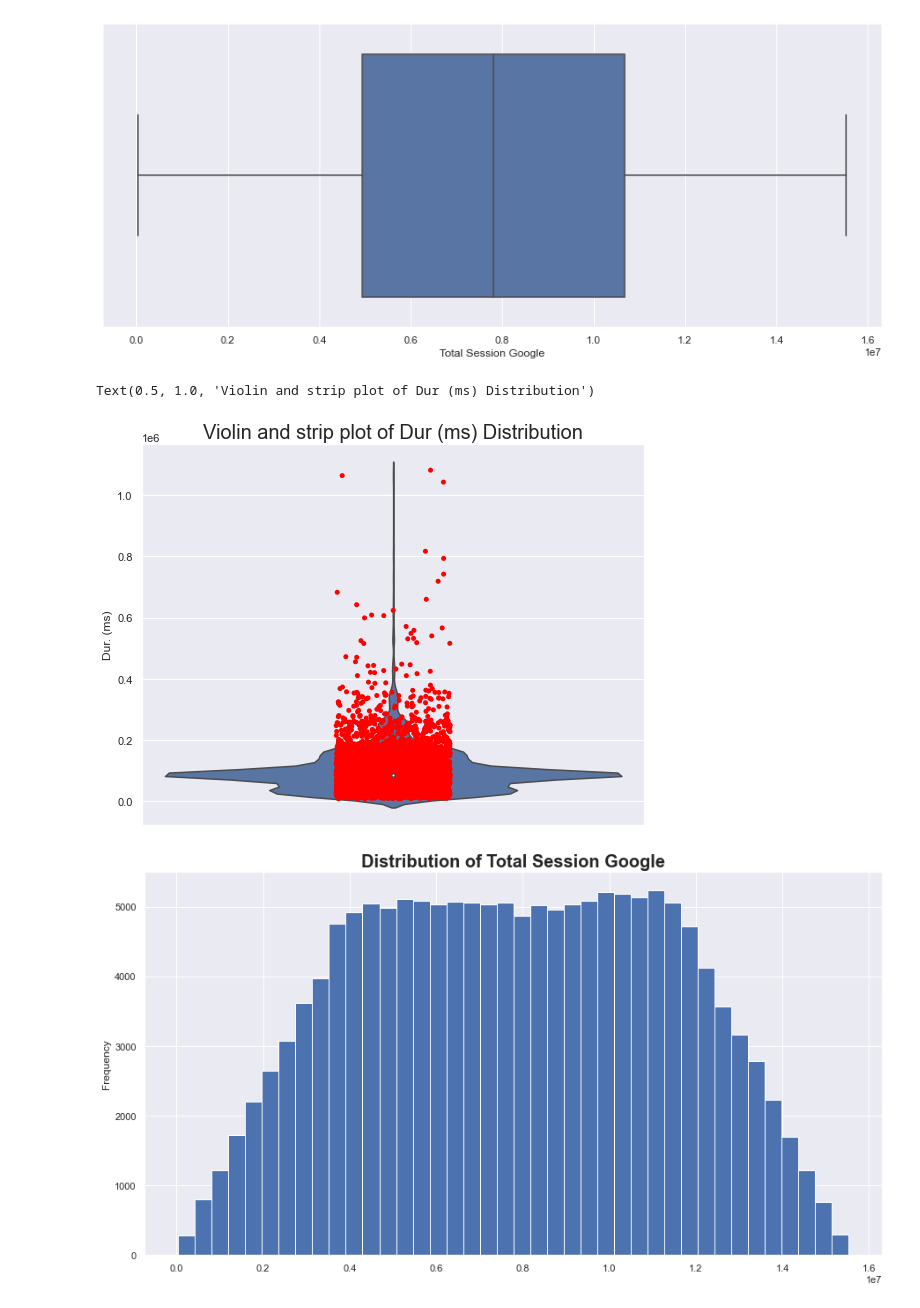
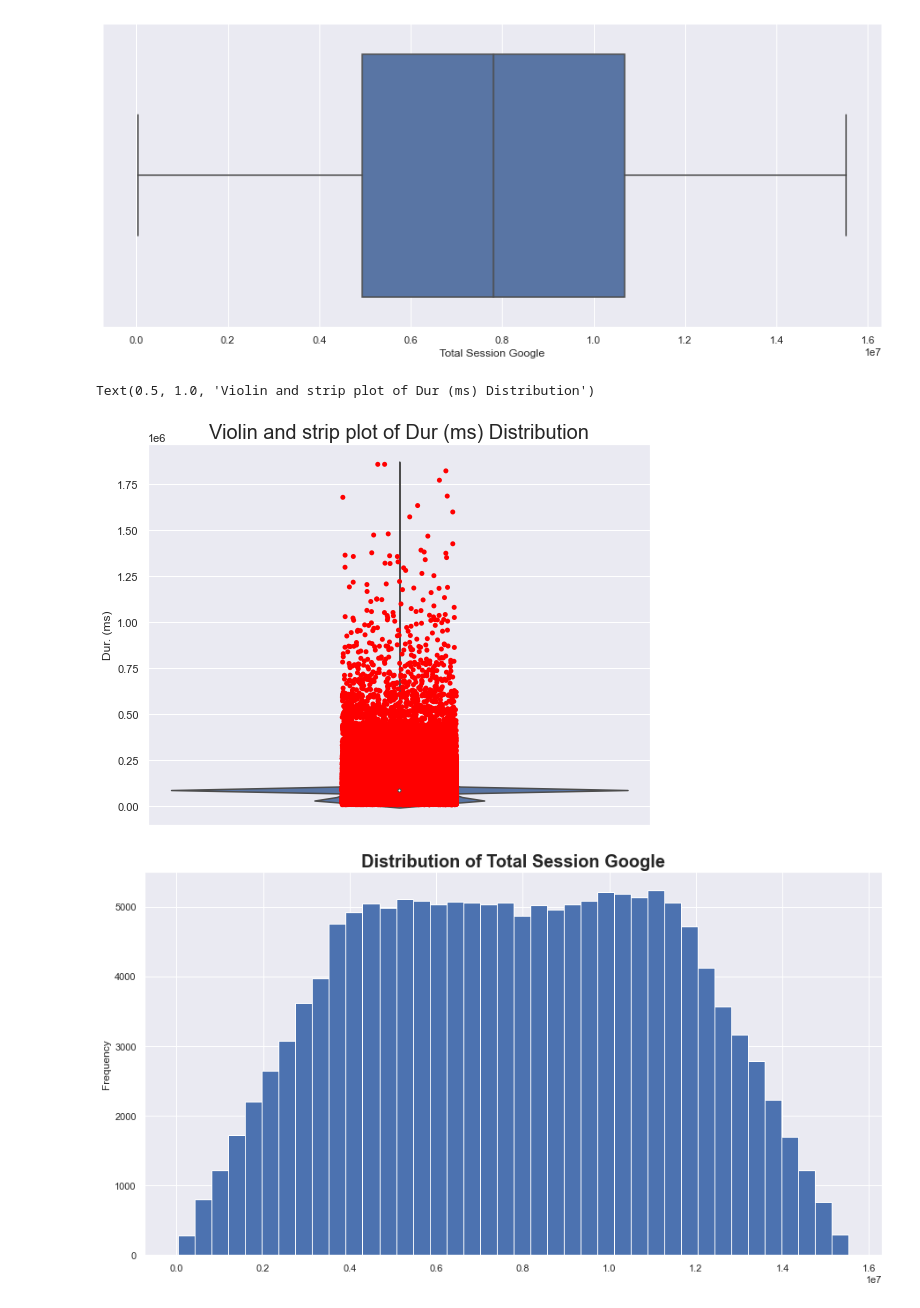
Before and after one commit to Abuton/telecommunication-data-analysis, a Jupyter notebook: Task 1 (User Overview) alaroabubakarolayemi@yahoo.com (ID- 998472020).ipynb, the cells around one changed output. Drawn from its saved outputs; the diff is of its cells as text; code cells hidden in the pictures.

```diff
--- a/Task 1 (User Overview) alaroabubakarolayemi@yahoo.com (ID- 998472020).ipynb
+++ b/Task 1 (User Overview) alaroabubakarolayemi@yahoo.com (ID- 998472020).ipynb
@@ -682,12 +683,12 @@ sns.boxplot(df['Total Session Google'])
 [figure]
 # %%
 plt.figure(figsize=(9, 7))
-sns.stripplot(data=df_sample, x='Dur. (ms)', orient='vert', color='red')
-sns.violinplot(data=df_sample, x='Dur. (ms)', orient='vert')
+sns.stripplot(data=df, x='Dur. (ms)', orient='vert', color='red')
+sns.violinplot(data=df, x='Dur. (ms)', orient='vert')
 plt.title('Violin and strip plot of Dur (ms) Distribution', size=20)
 # %% [output]
 Text(0.5, 1.0, 'Violin and strip plot of Dur (ms) Distribution')
-[figure, old version]
+[figure, new version]
 # %%
 for column in important_features:
 #     plt.figure(figsize=())
```
Also changed, not shown: parts of 27 cells of this notebook.
